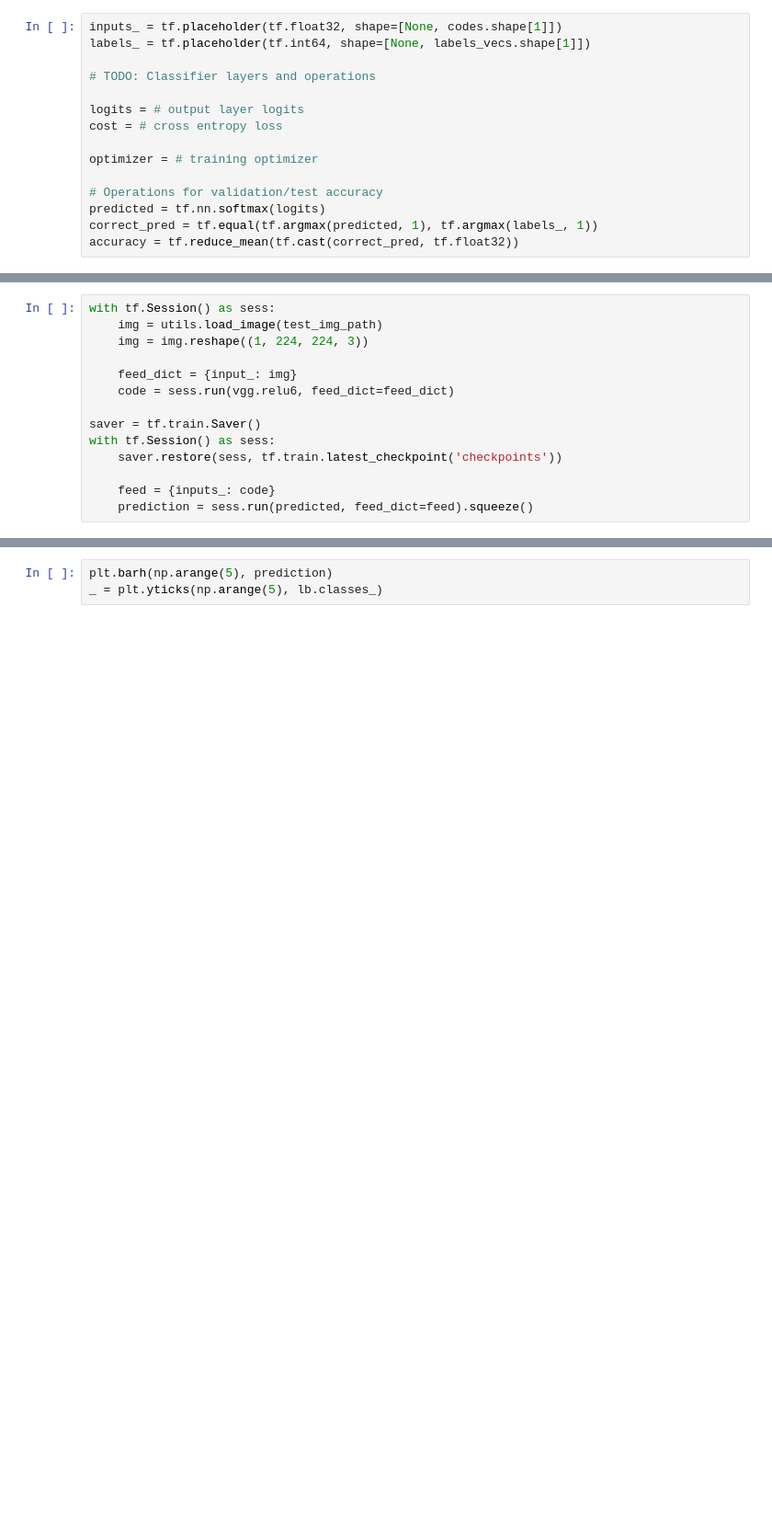
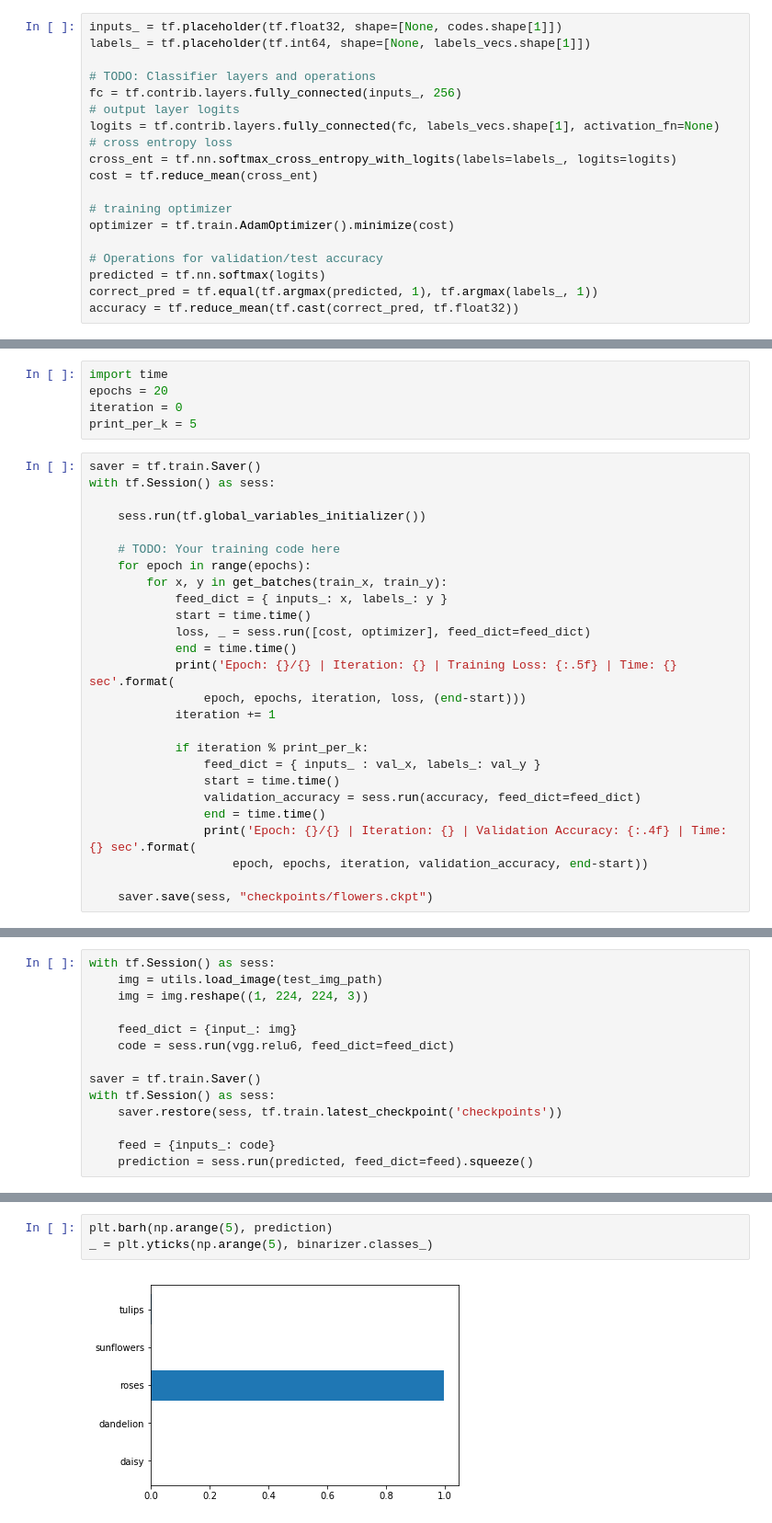
Before and after one commit to seinberg/deep-learning, a Jupyter notebook: transfer-learning/Transfer_Learning.ipynb, the cells around one changed output, grey strips where cells are left out. Shown at 92% size. Cells and saved outputs as stored; diff of their text form; blank space fills up the shorter version.

```diff
--- a/transfer-learning/Transfer_Learning.ipynb
+++ b/transfer-learning/Transfer_Learning.ipynb
@@ -312,11 +311,15 @@ inputs_ = tf.placeholder(tf.float32, shape=[None, codes.shape[1]])
 labels_ = tf.placeholder(tf.int64, shape=[None, labels_vecs.shape[1]])
 
 # TODO: Classifier layers and operations
+fc = tf.contrib.layers.fully_connected(inputs_, 256)
+# output layer logits
+logits = tf.contrib.layers.fully_connected(fc, labels_vecs.shape[1], activation_fn=None)
+# cross entropy loss
+cross_ent = tf.nn.softmax_cross_entropy_with_logits(labels=labels_, logits=logits)
+cost = tf.reduce_mean(cross_ent)
 
-logits = # output layer logits
-cost = # cross entropy loss
-
-optimizer = # training optimizer
+# training optimizer
+optimizer = tf.train.AdamOptimizer().minimize(cost)
 
 # Operations for validation/test accuracy
 predicted = tf.nn.softmax(logits)
@@ -354,0 +352,31 @@ with tf.Session() as sess:
+# %%
+import time
+epochs = 20
+iteration = 0
+print_per_k = 5
+# %%
+saver = tf.train.Saver()
+with tf.Session() as sess:
+
+    sess.run(tf.global_variables_initializer())
+
+    # TODO: Your training code here
+    for epoch in range(epochs):
+        for x, y in get_batches(train_x, train_y):
+            feed_dict = { inputs_: x, labels_: y }
+            start = time.time()
+            loss, _ = sess.run([cost, optimizer], feed_dict=feed_dict)
+            end = time.time()
+            print('Epoch: {}/{} | Iteration: {} | Training Loss: {:.5f} | Time: {} sec'.format(
+                epoch, epochs, iteration, loss, (end-start)))
+            iteration += 1
+
+            if iteration % print_per_k:
+                feed_dict = { inputs_ : val_x, labels_: val_y }
+                start = time.time()
+                validation_accuracy = sess.run(accuracy, feed_dict=feed_dict)
+                end = time.time()
+                print('Epoch: {}/{} | Iteration: {} | Validation Accuracy: {:.4f} | Time: {} sec'.format(
+                    epoch, epochs, iteration, validation_accuracy, end-start))
+
+    saver.save(sess, "checkpoints/flowers.ckpt")
@@ -400,3 +459,5 @@ plt.imshow(test_img)
 # %%
 plt.barh(np.arange(5), prediction)
-_ = plt.yticks(np.arange(5), lb.classes_)
+_ = plt.yticks(np.arange(5), binarizer.classes_)
+# %% [output]
+[figure, added]
```
Also changed, not shown: parts of 8 cells of this notebook, 1 other file.
